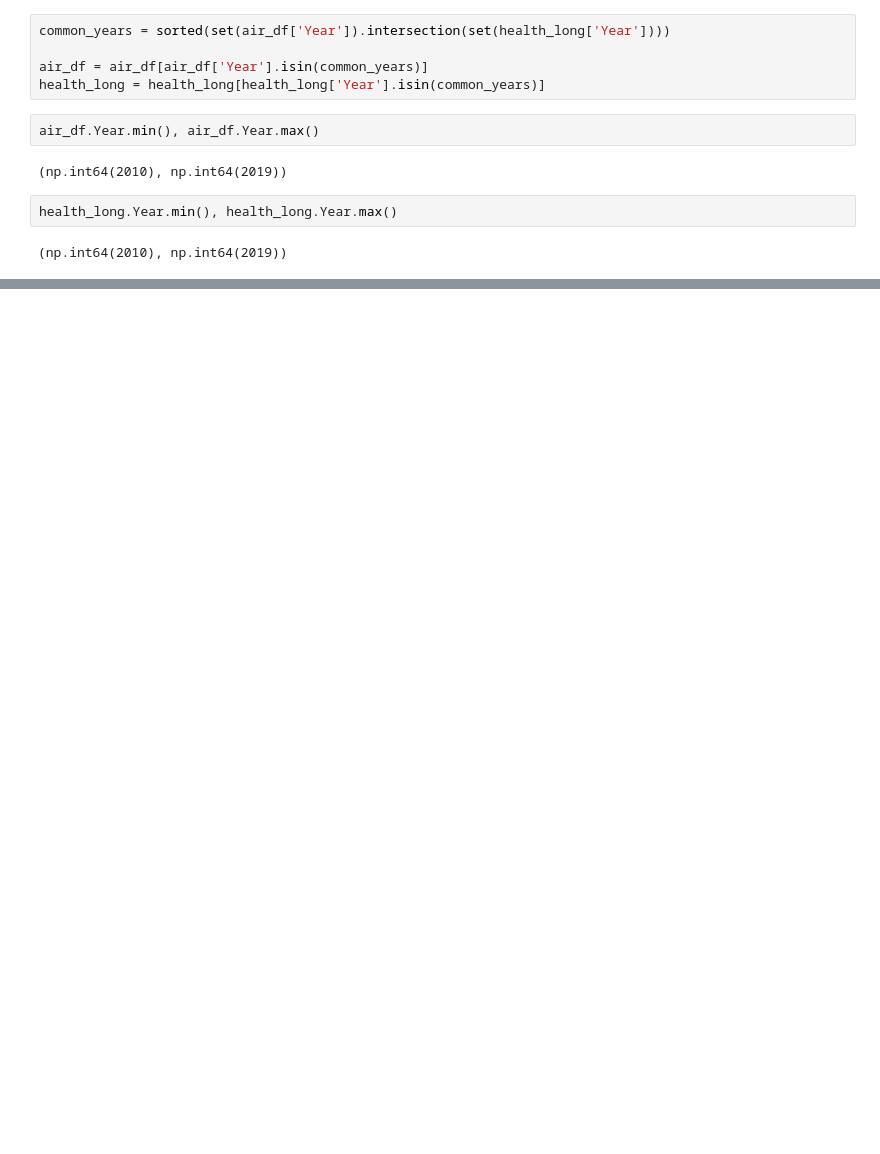
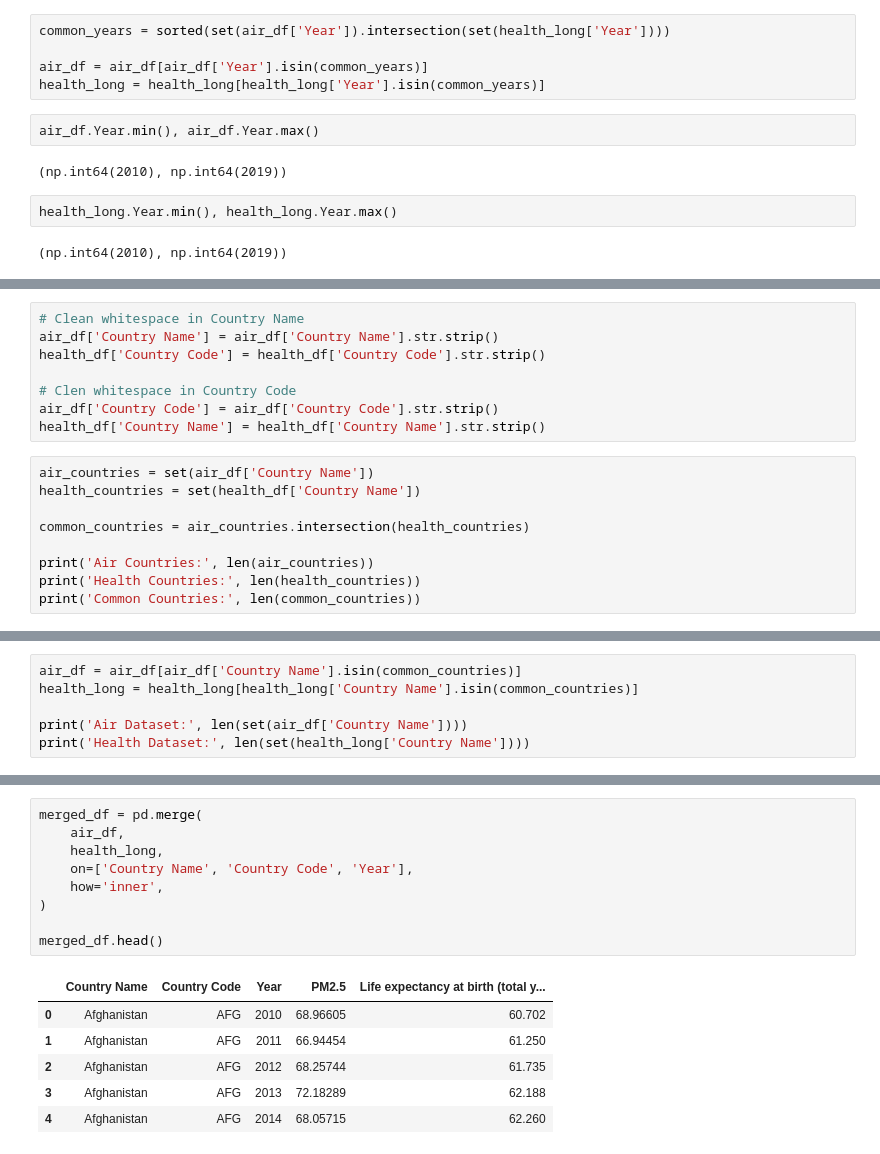
Before and after one commit to Enarb1/air-pollution-health-impact, a Jupyter notebook: notebooks/air_polution_health_impact_project.ipynb, the cells around one changed output, grey strips where cells are left out. Cells and saved outputs as stored; diff of their text form; blank space fills up the shorter version.

Commit message:
New: merged both datasets into one dataset.

```diff
--- a/notebooks/air_polution_health_impact_project.ipynb
+++ b/notebooks/air_polution_health_impact_project.ipynb
@@ -373,0 +380,17 @@ health_long.Year.min(), health_long.Year.max()
+# %%
+# Clean whitespace in Country Name
+air_df['Country Name'] = air_df['Country Name'].str.strip()
+health_df['Country Code'] = health_df['Country Code'].str.strip()
+
+# Clen whitespace in Country Code
+air_df['Country Code'] = air_df['Country Code'].str.strip()
+health_df['Country Name'] = health_df['Country Name'].str.strip()
+# %%
+air_countries = set(air_df['Country Name'])
+health_countries = set(health_df['Country Name'])
+
+common_countries = air_countries.intersection(health_countries)
+
+print('Air Countries:', len(air_countries))
+print('Health Countries:', len(health_countries))
+print('Common Countries:', len(common_countries))
@@ -373,0 +401,6 @@ health_long.Year.min(), health_long.Year.max()
+# %%
+air_df = air_df[air_df['Country Name'].isin(common_countries)]
+health_long = health_long[health_long['Country Name'].isin(common_countries)]
+
+print('Air Dataset:', len(set(air_df['Country Name'])))
+print('Health Dataset:', len(set(health_long['Country Name'])))
@@ -373,0 +416,16 @@ health_long.Year.min(), health_long.Year.max()
+# %%
+merged_df = pd.merge(
+    air_df,
+    health_long,
+    on=['Country Name', 'Country Code', 'Year'],
+    how='inner',
+)
+
+merged_df.head()
+# %% [output]
+|  | Country Name | Country Code | Year | PM2.5 | Life expectancy at birth (total y... |
+| 0 | Afghanistan | AFG | 2010 | 68.96605 | 60.702 |
+| 1 | Afghanistan | AFG | 2011 | 66.94454 | 61.250 |
+| 2 | Afghanistan | AFG | 2012 | 68.25744 | 61.735 |
+| 3 | Afghanistan | AFG | 2013 | 72.18289 | 62.188 |
+| 4 | Afghanistan | AFG | 2014 | 68.05715 | 62.260 |
```
Also changed, not shown: parts of 15 cells of this notebook.
